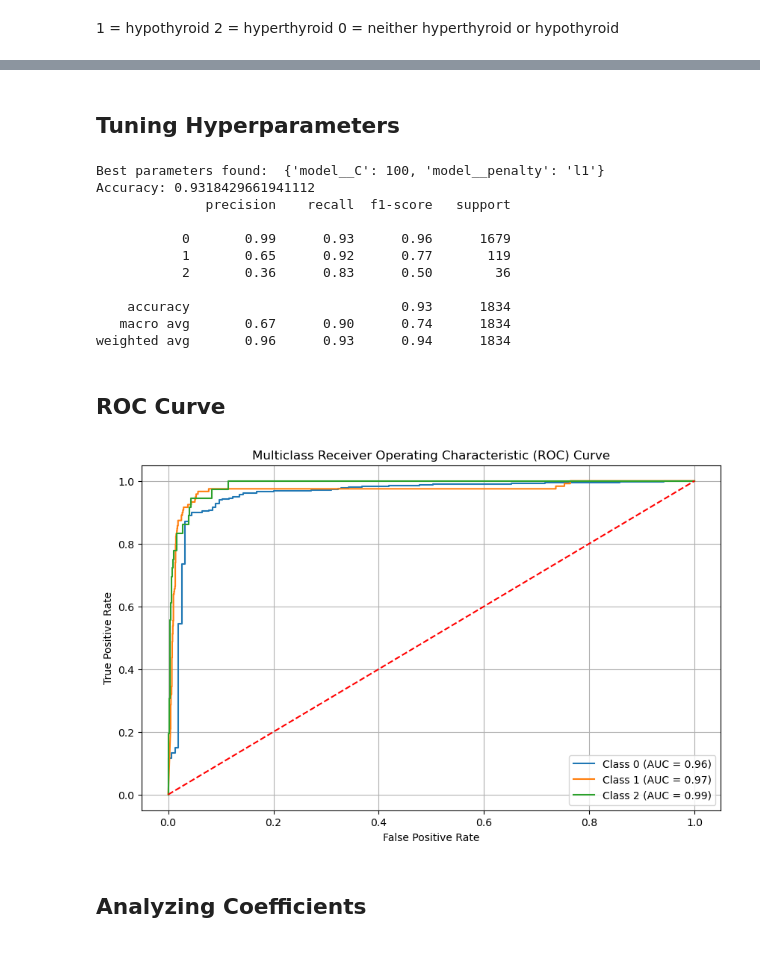
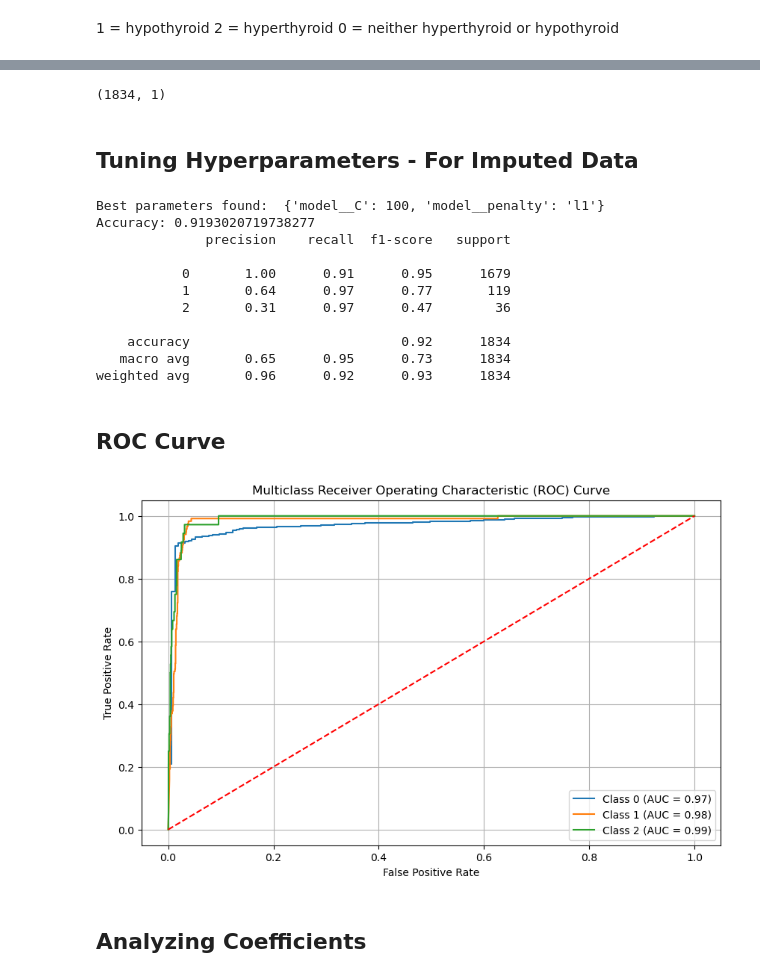
Before and after one commit to bdaniels8135/thyroid-disease-project, a Jupyter notebook: logistic_regression.ipynb, the cells around one changed output, grey strips where cells are left out. Cells and saved outputs as stored; diff of their text form; code cells hidden in the pictures.

Commit message:
Fixed ROC curve, cleaned notebook
added ss and smoteenn to pipelines

```diff
--- a/logistic_regression.ipynb
+++ b/logistic_regression.ipynb
@@ -103,8 +45,7 @@ Index(['age', 'sex', 'FTI', 'T3', 'T4U', 'TSH', 'TT4', 'I131 treatment',
 # %%
-y_train = thyroid_train_labels
-y_train.shape
+y_train_imputed = train_labels_imputed
+y_train_imputed.shape
 # %% [output]
 (7333, 1)
 # %%
-X_test = thyroid_test
-X_test.columns
+X_test_imputed = test_imputed
@@ -119,6 +52,6 @@ Index(['age', 'sex', 'FTI', 'T3', 'T4U', 'TSH', 'TT4', 'I131 treatment',
 # %%
-y_test = thyroid_test_labels
-y_test.shape
+y_test_imputed = test_labels_imputed
+y_test_imputed.shape
 # %% [output]
 (1834, 1)
 # %%
@@ -201,12 +86,18 @@ weighted avg       0.95      0.93      0.94      1834
+# %%
+y_test_nonimputed = test_labels_nonimputed
+y_test_nonimputed.shape
+# %% [output]
+(1834, 1)
 # %% [markdown]
-## Tuning Hyperparameters
+## Tuning Hyperparameters - For Imputed Data
 # %%
 from sklearn.model_selection import GridSearchCV
 
 # Define the parameter grid
 
 pipeline_lr = Pipeline([
-    ('smoteenn', SMOTEENN()), #Inside pipeline only to address class imbalance
+    ('ss', StandardScaler()),
+    ('smoteenn', SMOTEENN(random_state=6740)), #Inside pipeline only to address class imbalance
     ('model', LogisticRegression(
         solver='liblinear',
         random_state = 6740,
@@ -226,62 +117,64 @@ grid_search = GridSearchCV(pipeline_lr,
                            cv=5)
 
 # Fit the model
-grid_search.fit(X_train_scaled, y_train)
+grid_search.fit(X_train_imputed, y_train_imputed)
 
 # Best parameters
 print("Best parameters found: ", grid_search.best_params_)
 
 # Use the best model to predict
 best_model = grid_search.best_estimator_
-y_pred_best = best_model.predict(X_test_scaled)
+y_pred_best = best_model.predict(X_test_imputed)
 
 # Evaluate the model
-print('Accuracy:', accuracy_score(y_test, y_pred_best))
-print(classification_report(y_test, y_pred_best))
+print('Accuracy:', accuracy_score(y_test_imputed, y_pred_best))
+print(classification_report(y_test_imputed, y_pred_best))
 # %% [output]
 Best parameters found:  {'model__C': 100, 'model__penalty': 'l1'}
-Accuracy: 0.9318429661941112
+Accuracy: 0.9193020719738277
               precision    recall  f1-score   support
 
-           0       0.99      0.93      0.96      1679
-           1       0.65      0.92      0.77       119
-           2       0.36      0.83      0.50        36
+           0       1.00      0.91      0.95      1679
+           1       0.64      0.97      0.77       119
+           2       0.31      0.97      0.47        36
 
-    accuracy                           0.93      1834
-   macro avg       0.67      0.90      0.74      1834
-weighted avg       0.96      0.93      0.94      1834
+    accuracy                           0.92      1834
+   macro avg       0.65      0.95      0.73      1834
+weighted avg       0.96      0.92      0.93      1834
 # %% [markdown]
 ## ROC Curve
 # %%
 from sklearn.metrics import roc_curve, auc
 from sklearn.preprocessing import label_binarize
 
+#Predict probabilities
+y_prob = best_model.predict_proba(X_test_imputed)
 
 # multiclassification
-y_test_classes = label_binarize(y_test, classes=[0,1,2])
+y_test_classes = label_binarize(y_test_imputed, classes=[0,1,2])
 
 fpr ={}
 tpr = {}
 roc_auc = {}
 
 for i in range(3):
     fpr[i], tpr[i], _ = roc_curve(y_test_classes[:, i], y_prob[:, i])
     roc_auc[i] = auc(fpr[i], tpr[i])
 
 
 plt.figure(figsize=(10, 6))
 for i in range(3):
     plt.plot(fpr[i], tpr[i], label=f'Class {i} (AUC = {roc_auc[i]:.2f})')
 plt.plot([0, 1], [0, 1], color='red', linestyle='--')  # Diagonal line
 
 plt.xlabel('False Positive Rate')
 plt.ylabel('True Positive Rate')
 plt.title('Multiclass Receiver Operating Characteristic (ROC) Curve')
 plt.legend(loc='lower right')
 plt.grid()
 plt.show()
 # %% [output]
-[figure, old version]
+[figure, new version]
 # %% [markdown]
 ## Analyzing Coefficients
 # %%
```
Also changed, not shown: parts of 42 cells of this notebook.
